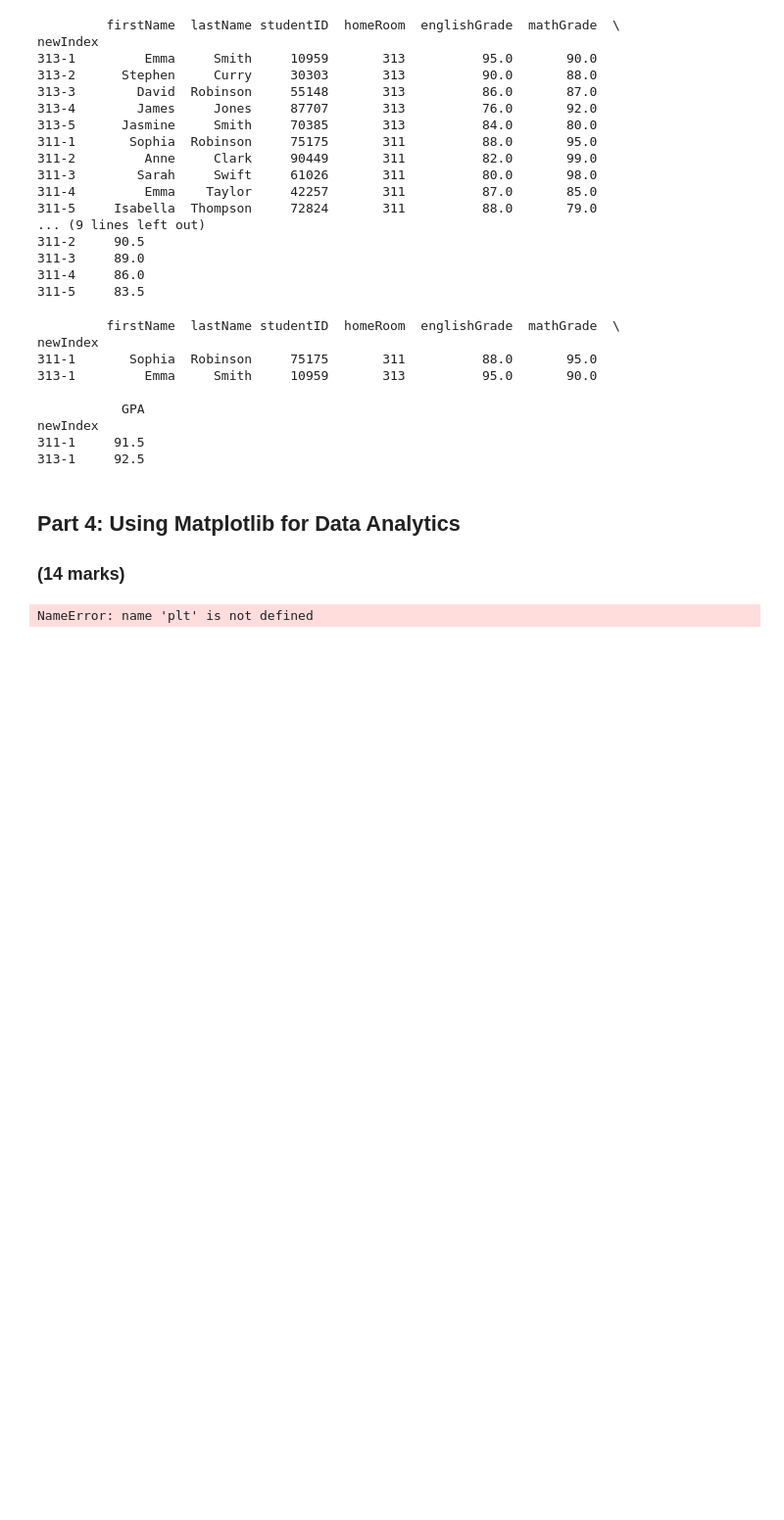
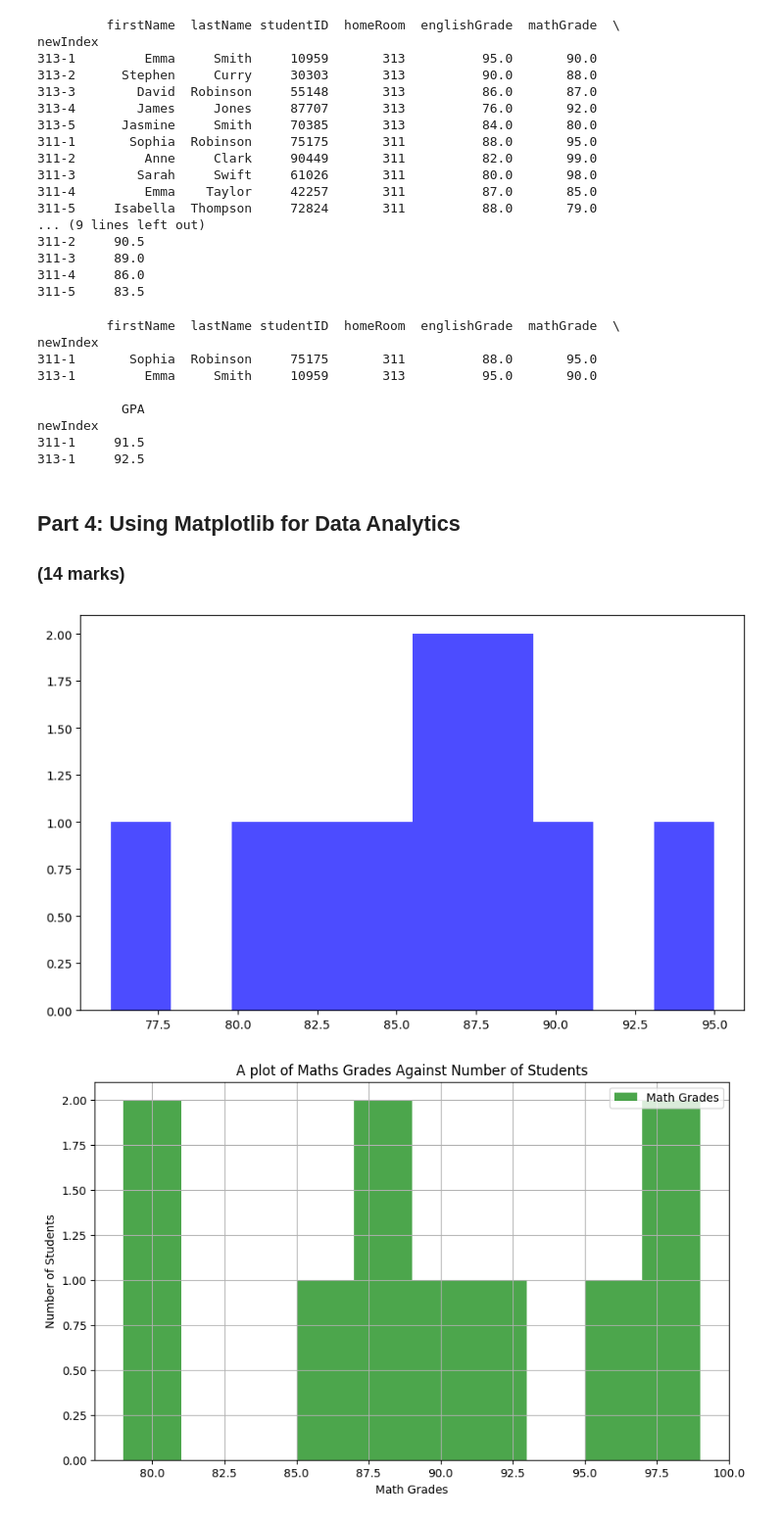
Before and after one commit to ChidiPatrick/engg680_2024_fall, a Jupyter notebook: Lab_Assignment_1/StudentGradeManagementSystem.ipynb, the cells around one changed output. Shown at 98% size. Drawn from its saved outputs; the diff is of its cells as text; code cells hidden in the pictures; blank space fills up the shorter version.

```diff
--- a/Lab_Assignment_1/StudentGradeManagementSystem.ipynb
+++ b/Lab_Assignment_1/StudentGradeManagementSystem.ipynb
@@ -555,29 +557,41 @@ newIndex
 # %%
 # Let's use matplotlib to display a histogram of the grades distribution
 # Histograms are useful for seeing the distribution of the students grades
 
 plt.figure(figsize=(10, 6))
 plt.hist(df_studentGrades['englishGrade'], bins=10, alpha=0.7, label='English Grades', color='blue')
 
 # Step 1: Use the line above as reference to create a histogram for the math grades
 # (1 mark)
 #
 
+plt.figure(figsize=(10, 6))
+plt.hist(df_studentGrades['mathGrade'], bins=10, alpha=0.7, label='Math Grades', color='green')
+
 # Step 2: Ensure that your plot is descriptive, so use labels (x and y axis), a title, and a legend.
 # Hint: Use the matplotlib .legend(loc='<location>') to add and place the legend.
 # You can use 'upper left', 'upper right', 'lower left', and 'lower right' to specify the location.
 # (4 marks)
 #
+
+plt.xlabel("Math Grades")
+plt.ylabel("Number of Students")
+plt.title("A plot of Maths Grades Against Number of Students")
+plt.legend()
 plt.grid(True)
+
 
 # Step 3: Use the .savefig('<image_title>'.png) to output an image file of the histogram.
 # Please be sure to use a descriptive title!
 # (1 mark)
 #
 
+
+plt.savefig("math_grade_histogram_plot.png")
 plt.show()
 # %% [output]
-NameError: name 'plt' is not defined
+[figure, added]
+[figure, added]
 # %%
 # Let's also use matplotlib to display a scatter plot of English vs. Math grades
 # Scatter plots are useful for seeing the relationship between two variables
```
Also changed, not shown: parts of 6 cells of this notebook, 2 other files.
